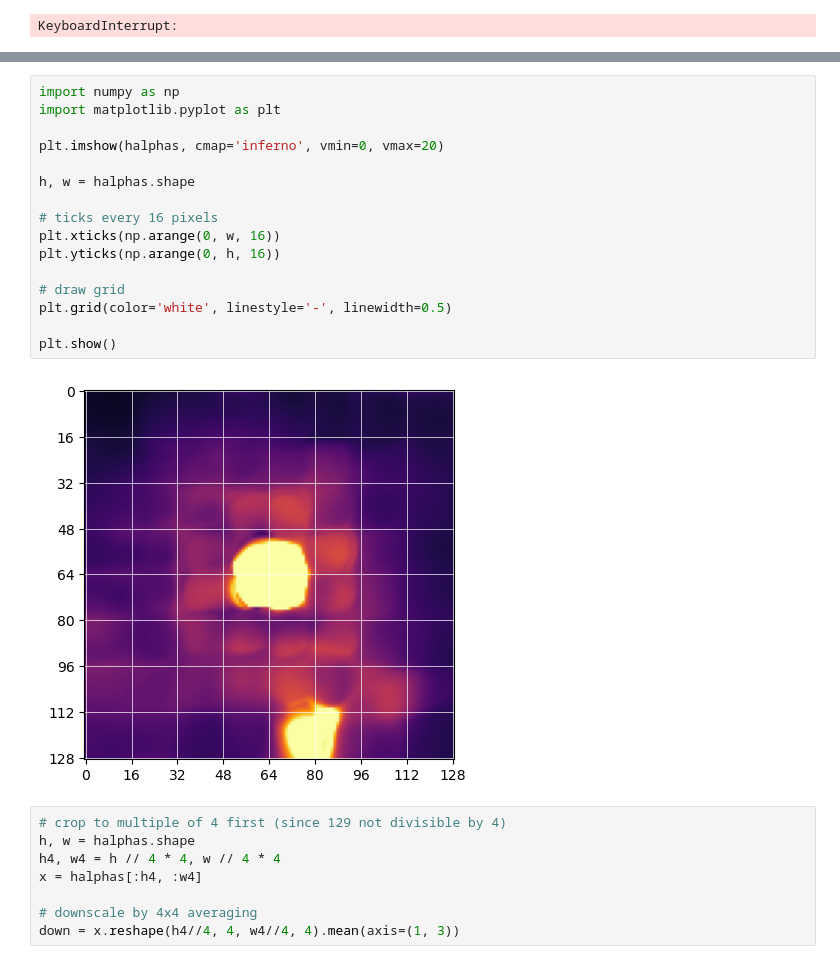
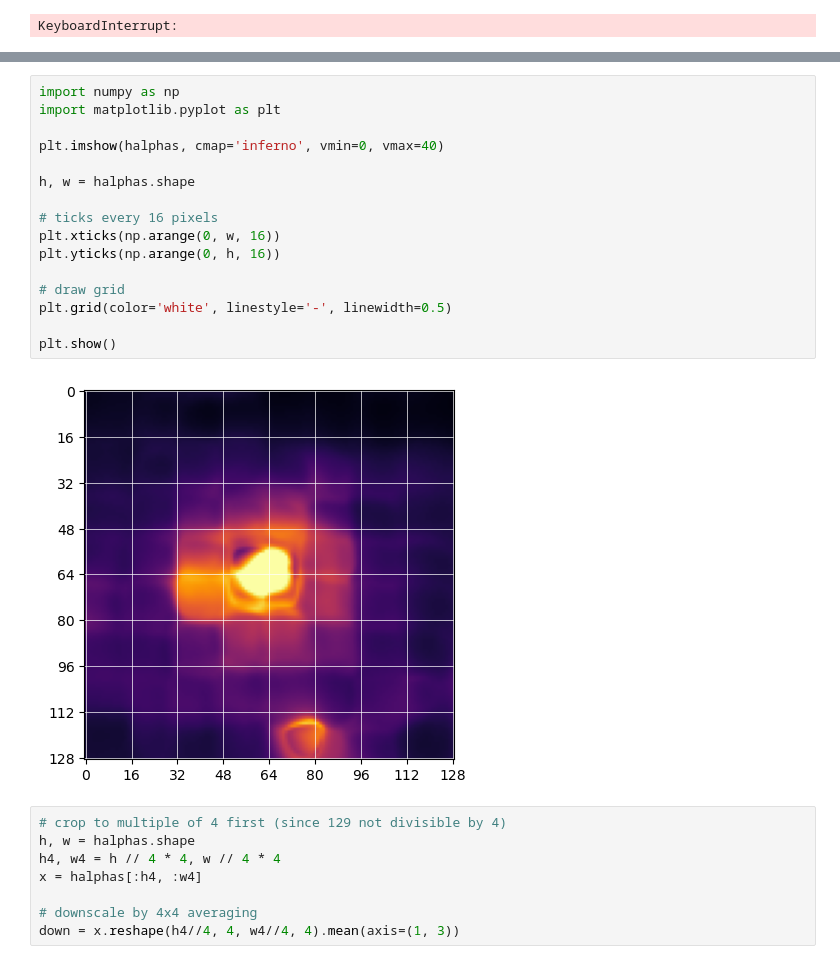
Before and after one commit to harrypenguin/MultiModal, a Jupyter notebook: notebooks/manga_tests.ipynb, the cells around one changed output, grey strips where cells are left out. Drawn from its saved outputs; the diff is of its cells as text.

```diff
--- a/notebooks/manga_tests.ipynb
+++ b/notebooks/manga_tests.ipynb
@@ -597,21 +619,21 @@ plt.gca().invert_yaxis()
 # %%
 import numpy as np
 import matplotlib.pyplot as plt
 
-plt.imshow(halphas, cmap='inferno', vmin=0, vmax=20)
+plt.imshow(halphas, cmap='inferno', vmin=0, vmax=40)
 
 h, w = halphas.shape
 
 # ticks every 16 pixels
 plt.xticks(np.arange(0, w, 16))
 plt.yticks(np.arange(0, h, 16))
 
 # draw grid
 plt.grid(color='white', linestyle='-', linewidth=0.5)
 
 plt.show()
 # %% [output]
-[figure, old version]
+[figure, new version]
 # %%
 # crop to multiple of 4 first (since 129 not divisible by 4)
 h, w = halphas.shape
```
Also changed, not shown: parts of 2 cells of this notebook, 3 other files.
